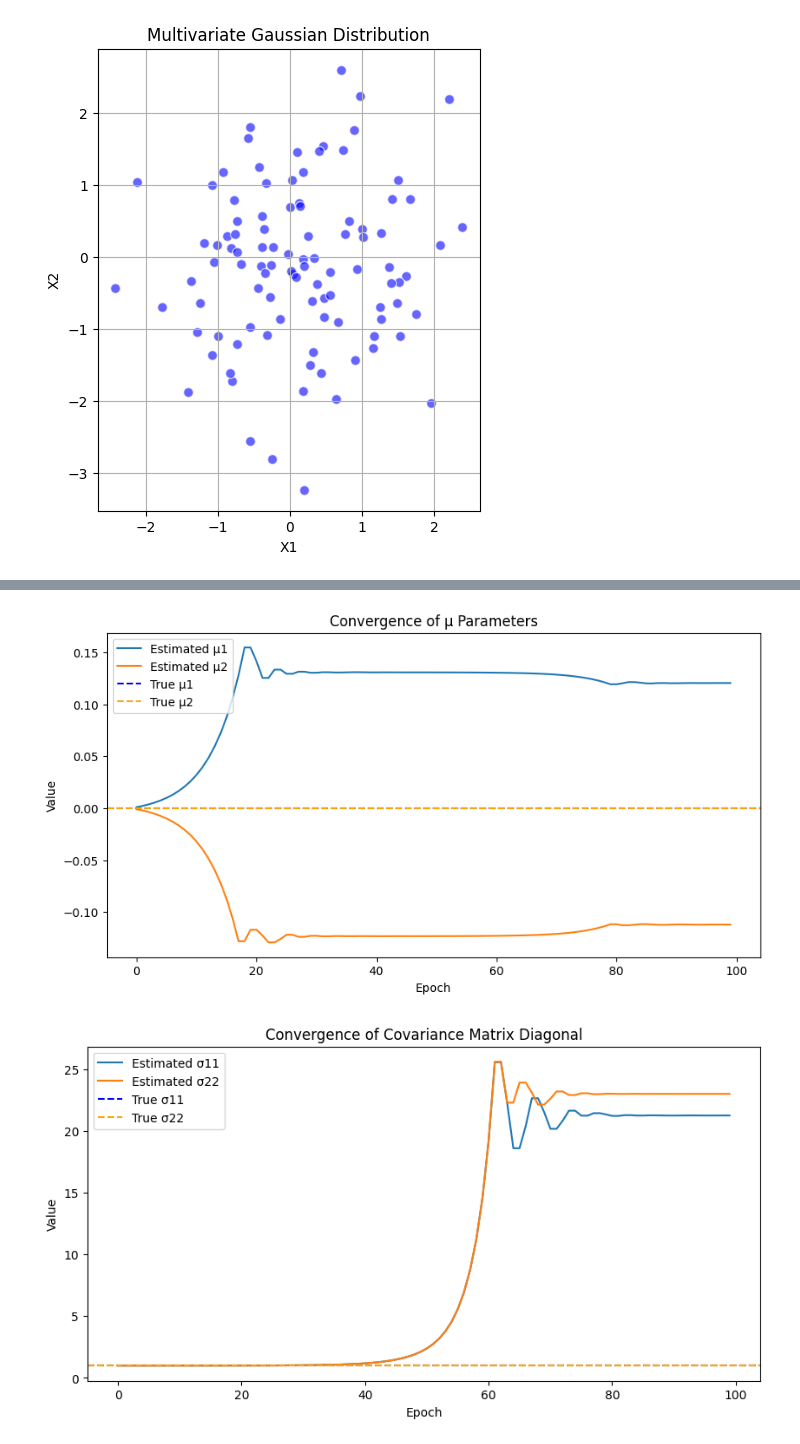
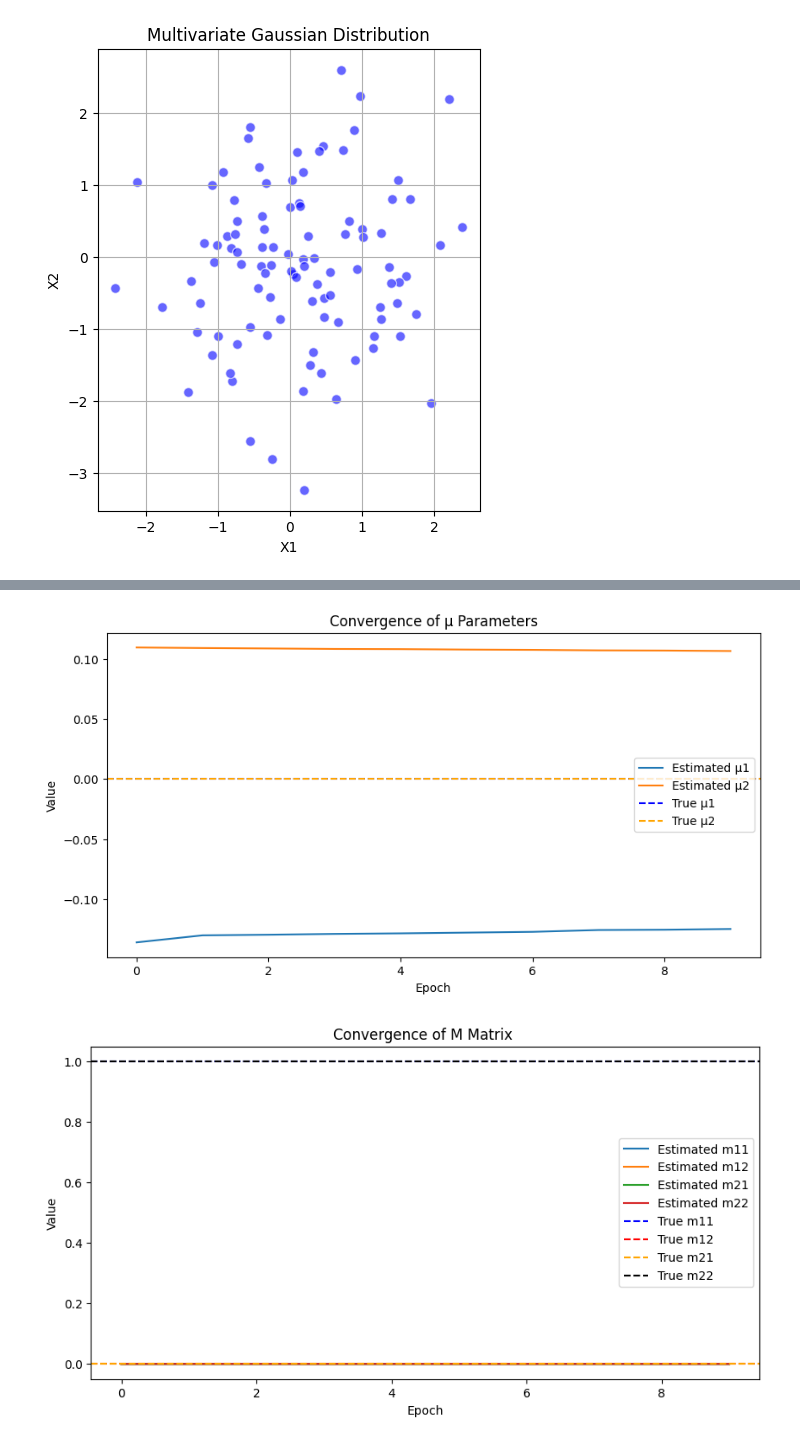
Before and after one commit to katonapng/score_matching, a Jupyter notebook: score_matching.ipynb, the cells around one changed output, grey strips where cells are left out. Saved outputs shown, nothing was run; the diff lists cells and outputs as text; code cells hidden in the pictures.

Commit message:
Change model parameters, add initial batch processing steps

```diff
--- a/score_matching.ipynb
+++ b/score_matching.ipynb
@@ -280,0 +388,25 @@ plt.show()
+# %%
+num_samples = 100  # Number of samples
+num_points = 1000  # Number of points in each sample (each point is 2D)
+
+# Mean vector (2D) and covariance matrix (2x2 identity matrix)
+mu = np.zeros(2)  # Mean vector of shape (2,) for 2D Gaussian
+cov = np.eye(2)   # Covariance matrix of shape (2, 2), identity matrix for simplicity
+
+# Generate the multivariate Gaussian samples (each sample contains 1000 points in 2D)
+x_t_all = generate_multivariate_gaussian_data_batch(mu, cov, num_samples, num_points)
+
+# Convert the generated samples into tensors (each sample is an array of 1000 points in 2D)
+samples_tensors = [torch.tensor(s, dtype=torch.float32) for s in x_t_all]
+
+# Since all samples are the same length (1000), padding isn't necessary in this case
+# but we will still use pad_sequence for demonstration purposes
+X = pad_sequence(samples_tensors, batch_first=True, padding_value=0)
+
+# Split into training and validation sets (80 for training, 20 for validation)
+X_train = X[:80]  # Use the first 80 samples for training
+X_val = X[80:100]  # Use the last 20 samples for validation
+
+# Display the shapes of the training and validation sets
+print(f"Training data shape: {X_train.shape}")
+print(f"Validation data shape: {X_val.shape}")
@@ -281,6 +421,6 @@ plt.show()
 # %%
 epochs = 100
 model, losses, real_losses, estimated_mus, estimated_covs = optimize_theta_gaussian(
-    x_t_all, dim, num_epochs=epochs, learning_rate_mu=1e-3, learning_rate_L= 1e-5
+    x_t_all, dim, num_epochs=epochs, learning_rate_mu=1e-3, learning_rate_M= 1e-5
     )
 # %% [output]
@@ -330,28 +461,32 @@ plt.show()
 # %%
 estimated_mus = np.array(estimated_mus)
 plt.figure(figsize=(10, 5))
 plt.plot(estimated_mus[:, 0], label="Estimated μ1")
 plt.plot(estimated_mus[:, 1], label="Estimated μ2")
 plt.axhline(mu[0], color='blue', linestyle='--', label="True μ1")
 plt.axhline(mu[1], color='orange', linestyle='--', label="True μ2")
 plt.xlabel('Epoch')
 plt.ylabel('Value')
 plt.legend()
 plt.title('Convergence of μ Parameters')
 plt.show()
 
 # Plot convergence of covariance matrix diagonal (variance terms)
-estimated_covs_diag = np.array([np.diag(cov @ cov.T) for cov in estimated_covs])
+estimated_covs_diag = np.array(estimated_covs)
 plt.figure(figsize=(10, 5))
-plt.plot(estimated_covs_diag[:, 0], label="Estimated σ11")
-plt.plot(estimated_covs_diag[:, 1], label="Estimated σ22")
-plt.axhline(cov[0, 0], color='blue', linestyle='--', label="True σ11")
-plt.axhline(cov[1, 1], color='orange', linestyle='--', label="True σ22")
+plt.plot(estimated_covs_diag[:, 0, 0], label="Estimated m11")
+plt.plot(estimated_covs_diag[:, 0, 1], label="Estimated m12")
+plt.plot(estimated_covs_diag[:, 1, 0], label="Estimated m21")
+plt.plot(estimated_covs_diag[:, 1, 1], label="Estimated m22")
+plt.axhline(cov[0, 0], color='blue', linestyle='--', label="True m11")
+plt.axhline(cov[0, 1], color='red', linestyle='--', label="True m12")
+plt.axhline(cov[1, 0], color='orange', linestyle='--', label="True m21")
+plt.axhline(cov[1, 1], color='black', linestyle='--', label="True m22")
 plt.xlabel('Epoch')
 plt.ylabel('Value')
 plt.legend()
-plt.title('Convergence of Covariance Matrix Diagonal')
+plt.title('Convergence of M Matrix ')
 plt.show()
 # %% [output]
-[figure, old version]
+[figure, new version]
-[figure, old version]
+[figure, new version]
```
Also changed, not shown: parts of 46 cells of this notebook, 1 other file.
